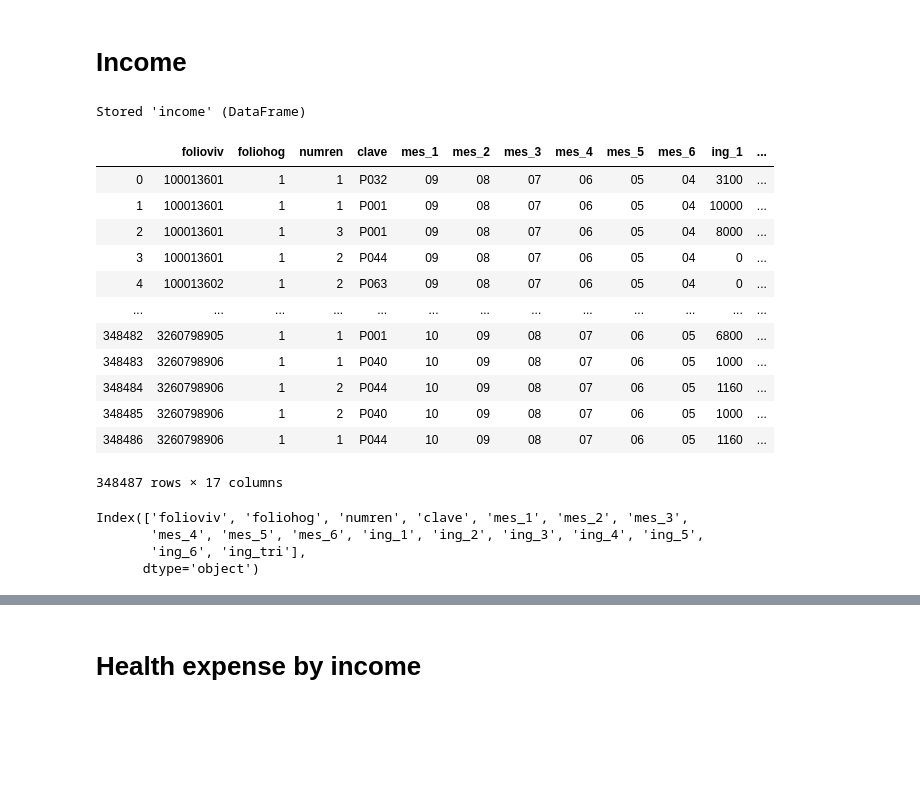
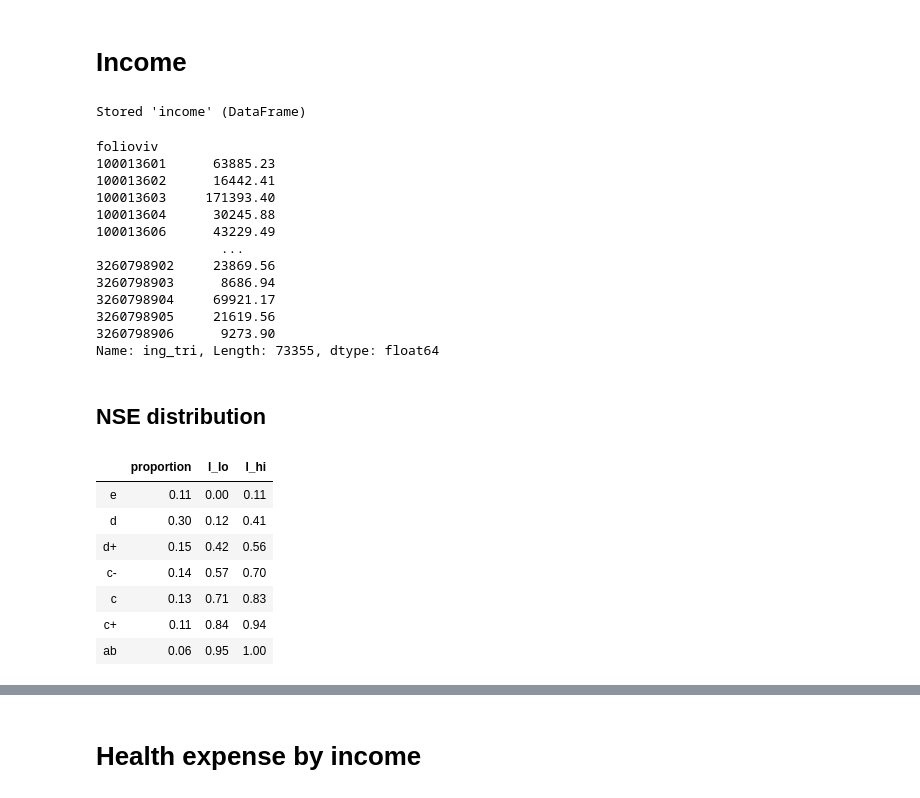
Before and after one commit to aakimura/enigh18, a Jupyter notebook: expense.ipynb, the cells around one changed output, grey strips where cells are left out. Cells and saved outputs as stored; diff of their text form; code cells hidden in the pictures; blank space fills up the shorter version.

```diff
--- a/expense.ipynb
+++ b/expense.ipynb
@@ -38,27 +38,39 @@ Index(['folioviv', 'foliohog', 'clave', 'tipo_gasto', 'mes_dia', 'forma_pag1',
 # Income
 # %%
 income = pd.read_csv('data/raw/ingresos.csv')
-%store income
-income
+family_income = income.groupby(by='folioviv').sum()
+family_income = family_income.loc[:,'ing_tri']
+%store income family_income
+family_income
 # %% [output]
 Stored 'income' (DataFrame)
-|  | folioviv | foliohog | numren | clave | mes_1 | mes_2 | mes_3 | mes_4 | mes_5 | mes_6 | ing_1 | ... |
-| 0 | 100013601 | 1 | 1 | P032 | 09 | 08 | 07 | 06 | 05 | 04 | 3100 | ... |
-| 1 | 100013601 | 1 | 1 | P001 | 09 | 08 | 07 | 06 | 05 | 04 | 10000 | ... |
-| 2 | 100013601 | 1 | 3 | P001 | 09 | 08 | 07 | 06 | 05 | 04 | 8000 | ... |
-| 3 | 100013601 | 1 | 2 | P044 | 09 | 08 | 07 | 06 | 05 | 04 | 0 | ... |
-| 4 | 100013602 | 1 | 2 | P063 | 09 | 08 | 07 | 06 | 05 | 04 | 0 | ... |
-| ... | ... | ... | ... | ... | ... | ... | ... | ... | ... | ... | ... | ... |
-| 348482 | 3260798905 | 1 | 1 | P001 | 10 | 09 | 08 | 07 | 06 | 05 | 6800 | ... |
-| 348483 | 3260798906 | 1 | 1 | P040 | 10 | 09 | 08 | 07 | 06 | 05 | 1000 | ... |
-| 348484 | 3260798906 | 1 | 2 | P044 | 10 | 09 | 08 | 07 | 06 | 05 | 1160 | ... |
-| 348485 | 3260798906 | 1 | 2 | P040 | 10 | 09 | 08 | 07 | 06 | 05 | 1000 | ... |
-| 348486 | 3260798906 | 1 | 1 | P044 | 10 | 09 | 08 | 07 | 06 | 05 | 1160 | ... |
-348487 rows × 17 columns
+folioviv
+100013601      63885.23
+100013602      16442.41
+100013603     171393.40
+100013604      30245.88
+100013606      43229.49
+                ...
+3260798902     23869.56
+3260798903      8686.94
+3260798904     69921.17
+3260798905     21619.56
+3260798906      9273.90
+Name: ing_tri, Length: 73355, dtype: float64
-# %%
-income.columns
-# %% [output]
-Index(['folioviv', 'foliohog', 'numren', 'clave', 'mes_1', 'mes_2', 'mes_3',
-       'mes_4', 'mes_5', 'mes_6', 'ing_1', 'ing_2', 'ing_3', 'ing_4', 'ing_5',
-       'ing_6', 'ing_tri'],
-      dtype='object')
+# %% [markdown]
+## NSE distribution
+# %%
+nse = pd.DataFrame(data={'proportion': [0.11, 0.3, 0.15, 0.14, 0.13, 0.11, 0.06],
+                         'l_lo': [0.0, 0.12, 0.42, 0.57, 0.71, 0.84, 0.95],
+                         'l_hi': [0.11, 0.41, 0.56, 0.70, 0.83, 0.94, 1]},
+                  index= ['e', 'd', 'd+', 'c-', 'c', 'c+', 'ab'])
+nse
+# %% [output]
+|  | proportion | l_lo | l_hi |
+| e | 0.11 | 0.00 | 0.11 |
+| d | 0.30 | 0.12 | 0.41 |
+| d+ | 0.15 | 0.42 | 0.56 |
+| c- | 0.14 | 0.57 | 0.70 |
+| c | 0.13 | 0.71 | 0.83 |
+| c+ | 0.11 | 0.84 | 0.94 |
+| ab | 0.06 | 0.95 | 1.00 |
```
Also changed, not shown: parts of 7 cells of this notebook.
